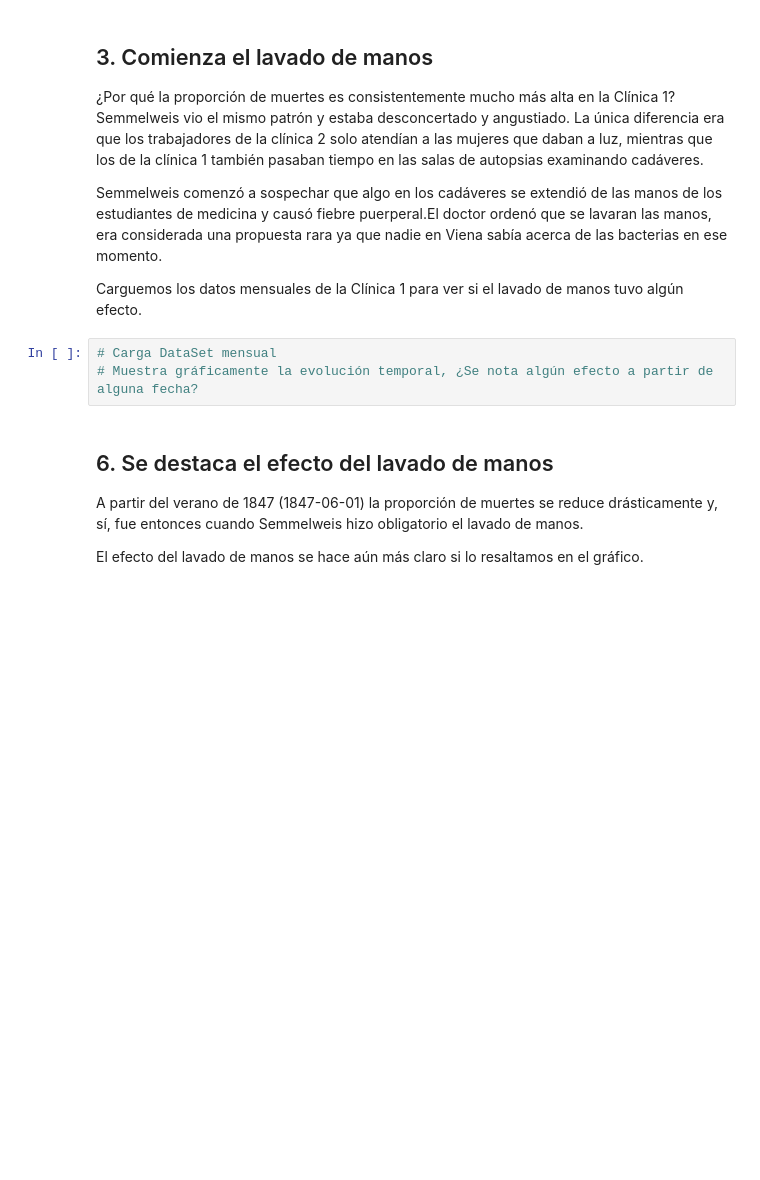
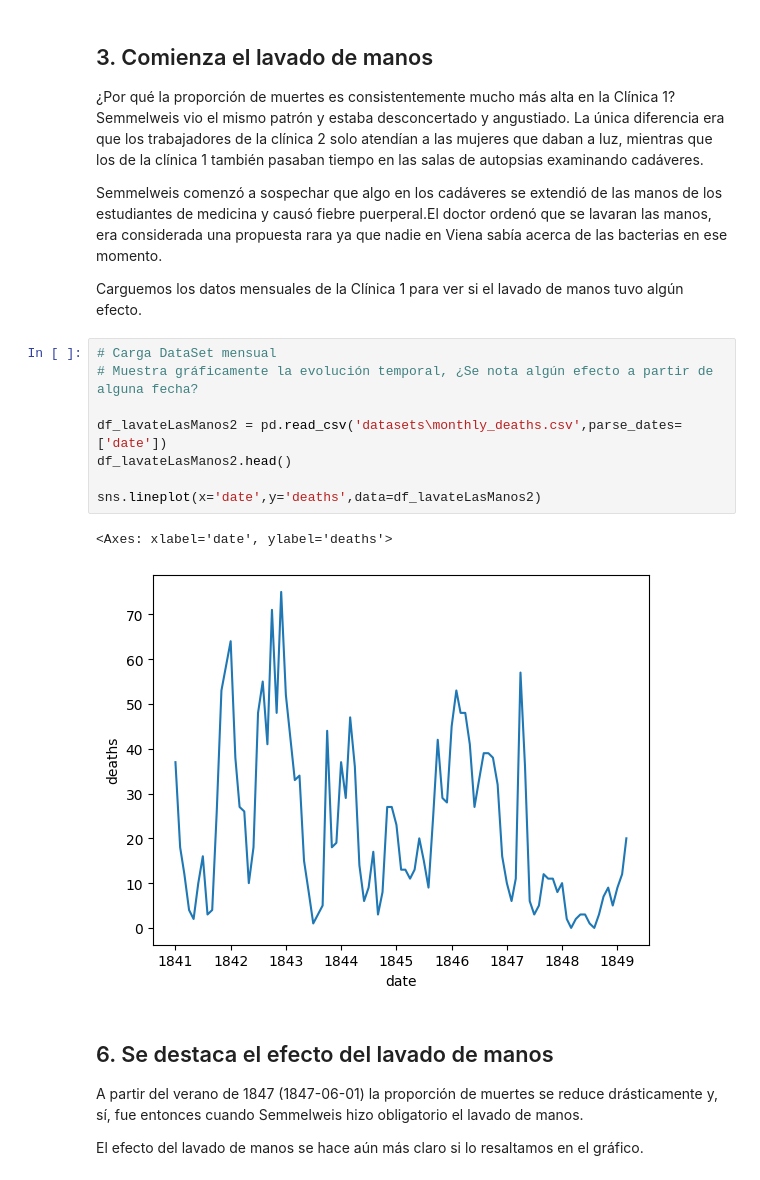
Before and after one commit to MarcMartinezM/PracticasIABigData, a Jupyter notebook: DATA SCIENCE MODELS ESTADÍSTICS/HYPOTESIS/CasoUso_HypTesting(Lavado Manos)/CasoUso_LavadoDeManos/CasoUso_LavadoDeManos.ipynb, the cells around one changed output. Cells and saved outputs as stored; diff of their text form; blank space fills up the shorter version.

```diff
--- a/DATA SCIENCE MODELS ESTADÍSTICS/HYPOTESIS/CasoUso_HypTesting(Lavado Manos)/CasoUso_LavadoDeManos/CasoUso_LavadoDeManos.ipynb
+++ b/DATA SCIENCE MODELS ESTADÍSTICS/HYPOTESIS/CasoUso_HypTesting(Lavado Manos)/CasoUso_LavadoDeManos/CasoUso_LavadoDeManos.ipynb
@@ -28,6 +63,14 @@ import pandas as pd
 # %%
 # Carga DataSet mensual
 # Muestra gráficamente la evolución temporal, ¿Se nota algún efecto a partir de alguna fecha?
+
+df_lavateLasManos2 = pd.read_csv('datasets\monthly_deaths.csv',parse_dates=['date'])
+df_lavateLasManos2.head()
+
+sns.lineplot(x='date',y='deaths',data=df_lavateLasManos2)
+# %% [output]
+<Axes: xlabel='date', ylabel='deaths'>
+[figure, added]
 # %% [markdown]
 ## 6. Se destaca el efecto del lavado de manos
 <p>A partir del verano de 1847 (1847-06-01) la proporción de muertes se reduce drásticamente y, sí, fue entonces cuando Semmelweis hizo obligatorio el lavado de manos. </p>
```
Also changed, not shown: parts of 8 cells of this notebook.
